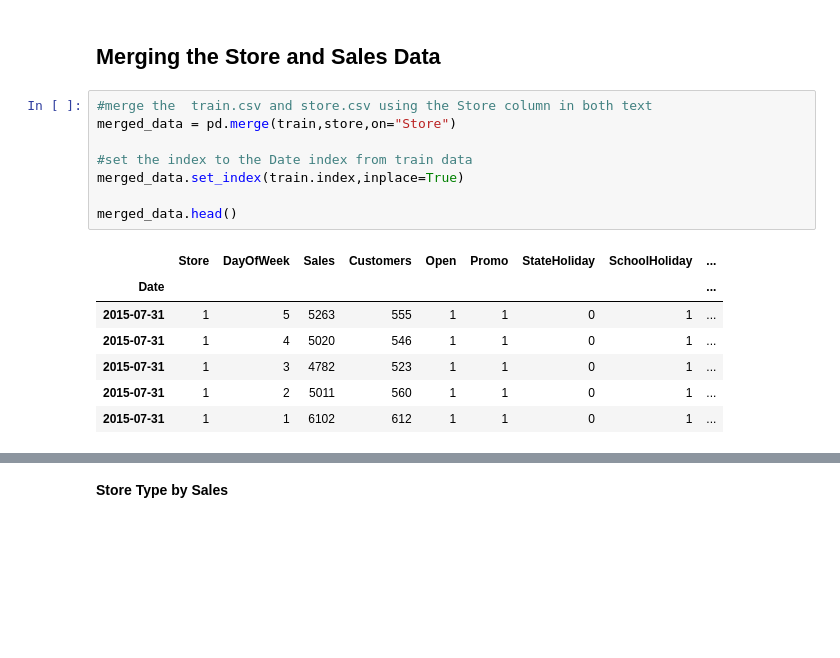
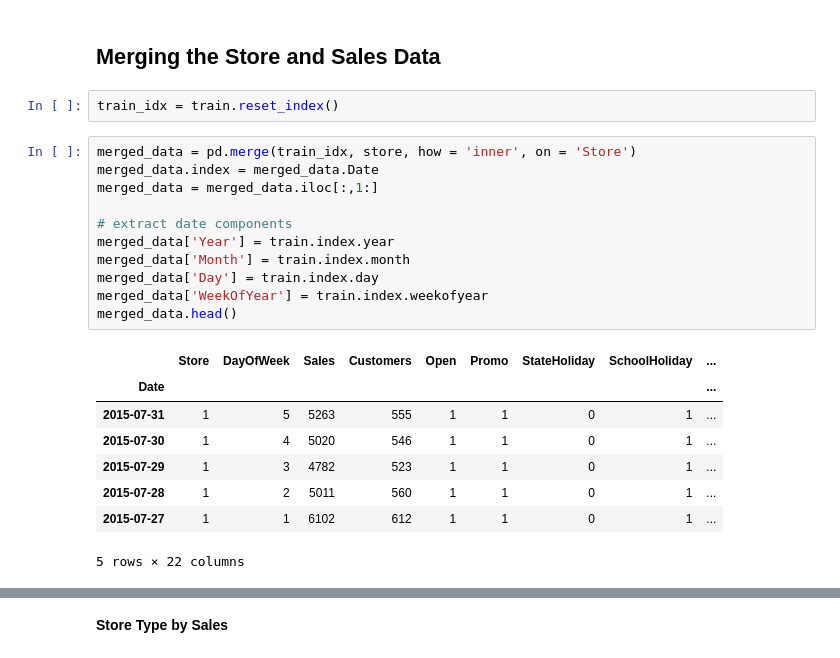
Before and after one commit to nurudeensulaimon/EDA, a Jupyter notebook: Exploratory Data Analysis.ipynb, the cells around one changed output, grey strips where cells are left out. Saved outputs shown, nothing was run; the diff lists cells and outputs as text; blank space fills up the shorter version.

Commit message:
Fixing index on merge

```diff
--- a/Exploratory Data Analysis.ipynb
+++ b/Exploratory Data Analysis.ipynb
@@ -366,19 +364,25 @@ sns.despine();
 [figure]
 # %% [markdown]
 ## Merging the Store  and Sales Data
-# %%
-#merge the  train.csv and store.csv using the Store column in both text
-merged_data = pd.merge(train,store,on="Store")
-
-#set the index to the Date index from train data
-merged_data.set_index(train.index,inplace=True)
-
-merged_data.head()
-# %% [output]
-|  | Store | DayOfWeek | Sales | Customers | Open | Promo | StateHoliday | SchoolHoliday | ... |
-| Date |  |  |  |  |  |  |  |  | ... |
-| 2015-07-31 | 1 | 5 | 5263 | 555 | 1 | 1 | 0 | 1 | ... |
-| 2015-07-31 | 1 | 4 | 5020 | 546 | 1 | 1 | 0 | 1 | ... |
-| 2015-07-31 | 1 | 3 | 4782 | 523 | 1 | 1 | 0 | 1 | ... |
-| 2015-07-31 | 1 | 2 | 5011 | 560 | 1 | 1 | 0 | 1 | ... |
-| 2015-07-31 | 1 | 1 | 6102 | 612 | 1 | 1 | 0 | 1 | ... |
+# %%
+train_idx = train.reset_index()
+# %%
+merged_data = pd.merge(train_idx, store, how = 'inner', on = 'Store')
+merged_data.index = merged_data.Date
+merged_data = merged_data.iloc[:,1:]
+
+# extract date components
+merged_data['Year'] = train.index.year
+merged_data['Month'] = train.index.month
+merged_data['Day'] = train.index.day
+merged_data['WeekOfYear'] = train.index.weekofyear
+merged_data.head()
+# %% [output]
+|  | Store | DayOfWeek | Sales | Customers | Open | Promo | StateHoliday | SchoolHoliday | ... |
+| Date |  |  |  |  |  |  |  |  | ... |
+| 2015-07-31 | 1 | 5 | 5263 | 555 | 1 | 1 | 0 | 1 | ... |
+| 2015-07-30 | 1 | 4 | 5020 | 546 | 1 | 1 | 0 | 1 | ... |
+| 2015-07-29 | 1 | 3 | 4782 | 523 | 1 | 1 | 0 | 1 | ... |
+| 2015-07-28 | 1 | 2 | 5011 | 560 | 1 | 1 | 0 | 1 | ... |
+| 2015-07-27 | 1 | 1 | 6102 | 612 | 1 | 1 | 0 | 1 | ... |
+5 rows × 22 columns
```
Also changed, not shown: parts of 4 cells of this notebook.
